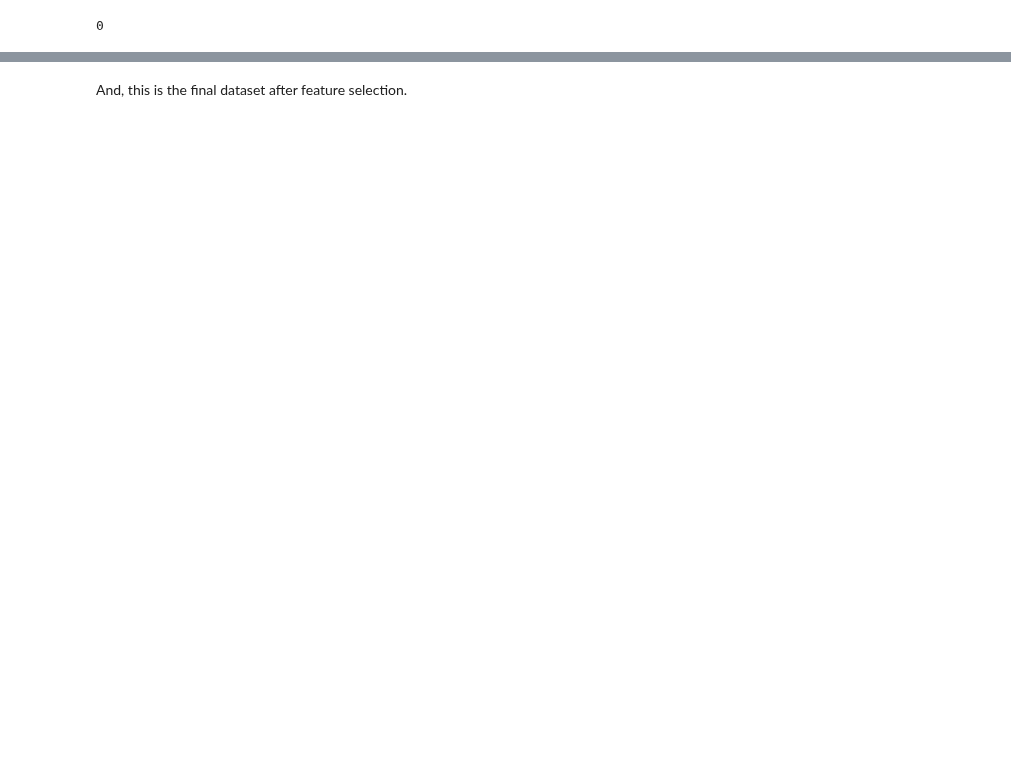
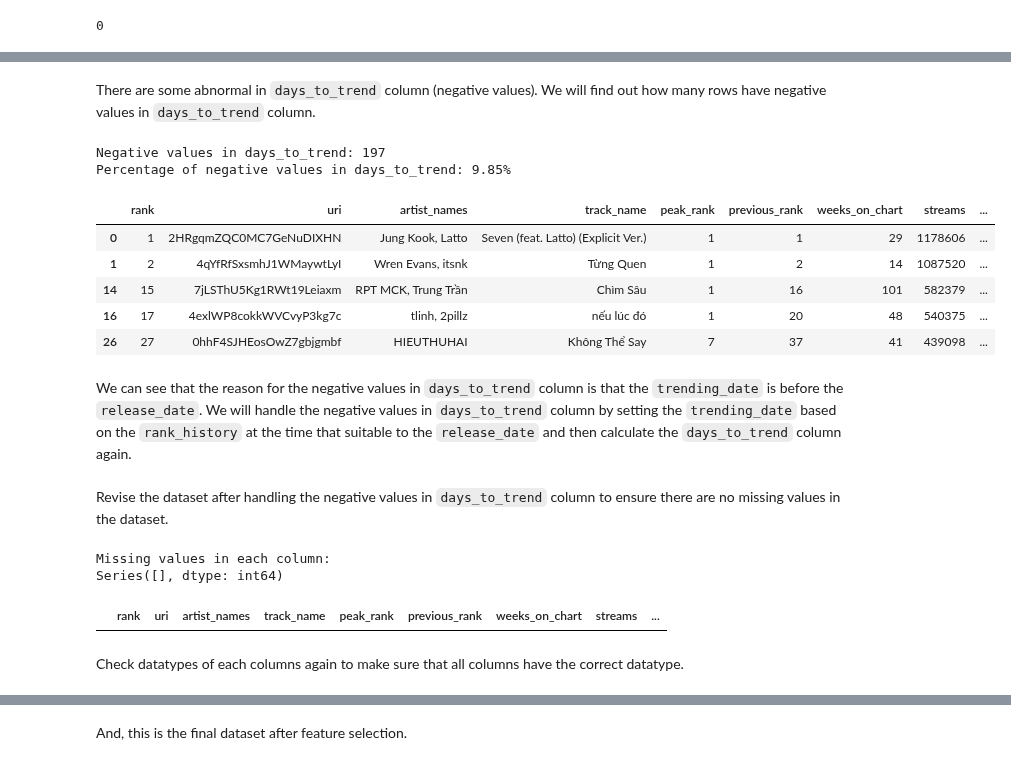
Before and after one commit to pililover/DataScience-Jobs-Market, a Jupyter notebook: SOURCECODE/Data_modeling.ipynb, the cells around one changed output, grey strips where cells are left out. Drawn from its saved outputs; the diff is of its cells as text; code cells hidden in the pictures; blank space fills up the shorter version.

```diff
--- a/SOURCECODE/Data_modeling.ipynb
+++ b/SOURCECODE/Data_modeling.ipynb
@@ -171,0 +214,21 @@ df = df.rename(columns={'month': 'current_month'})
+# %% [markdown]
+There are some abnormal in `days_to_trend` column (negative values). We will find out how many rows have negative values in `days_to_trend` column.
+# %%
+# Check negative values in days_to_trend
+negative_days_to_trend = df[df['days_to_trend'] < 0]
+neg_days_ratio = len(negative_days_to_trend) / len(df) * 100
+
+print(f'Negative values in days_to_trend: {len(negative_days_to_trend)}')
+print(f'Percentage of negative values in days_to_trend: {neg_days_ratio:.2f}%')
+negative_days_to_trend.head()
+# %% [output]
+Negative values in days_to_trend: 197
+Percentage of negative values in days_to_trend: 9.85%
+|  | rank | uri | artist_names | track_name | peak_rank | previous_rank | weeks_on_chart | streams | ... |
+| 0 | 1 | 2HRgqmZQC0MC7GeNuDIXHN | Jung Kook, Latto | Seven (feat. Latto) (Explicit Ver.) | 1 | 1 | 29 | 1178606 | ... |
+| 1 | 2 | 4qYfRfSxsmhJ1WMaywtLyI | Wren Evans, itsnk | Từng Quen | 1 | 2 | 14 | 1087520 | ... |
+| 14 | 15 | 7jLSThU5Kg1RWt19Leiaxm | RPT MCK, Trung Trần | Chìm Sâu | 1 | 16 | 101 | 582379 | ... |
+| 16 | 17 | 4exlWP8cokkWVCvyP3kg7c | tlinh, 2pillz | nếu lúc đó | 1 | 20 | 48 | 540375 | ... |
+| 26 | 27 | 0hhF4SJHEosOwZ7gbjgmbf | HIEUTHUHAI | Không Thể Say | 7 | 37 | 41 | 439098 | ... |
+# %% [markdown]
+We can see that the reason for the negative values in `days_to_trend` column is that the `trending_date` is before the `release_date`. We will handle the negative values in `days_to_trend` column by setting the `trending_date` based on the `rank_history` at the time that suitable to the `release_date` and then calculate the `days_to_trend` column again.
@@ -171,0 +260,17 @@ df = df.rename(columns={'month': 'current_month'})
+# %% [markdown]
+Revise the dataset after handling the negative values in `days_to_trend` column to ensure there are no missing values in the dataset.
+# %%
+# Fill missing values
+nan_values = df.isna().sum()
+print("Missing values in each column:")
+print(nan_values[nan_values > 0])
+
+# Display the rows with missing values
+missing_values = df[df.isna().any(axis=1)]
+missing_values
+# %% [output]
+Missing values in each column:
+Series([], dtype: int64)
+|  | rank | uri | artist_names | track_name | peak_rank | previous_rank | weeks_on_chart | streams | ... |
+# %% [markdown]
+Check datatypes of each columns again to make sure that all columns have the correct datatype.
```
Also changed, not shown: parts of 42 cells of this notebook.
